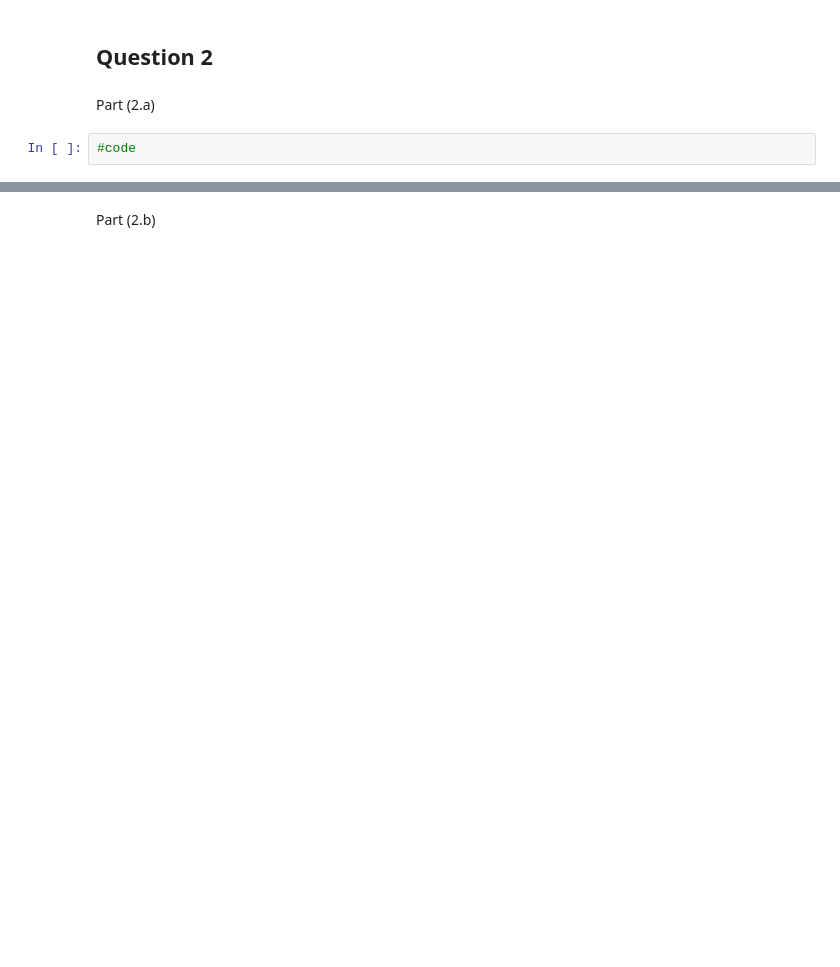
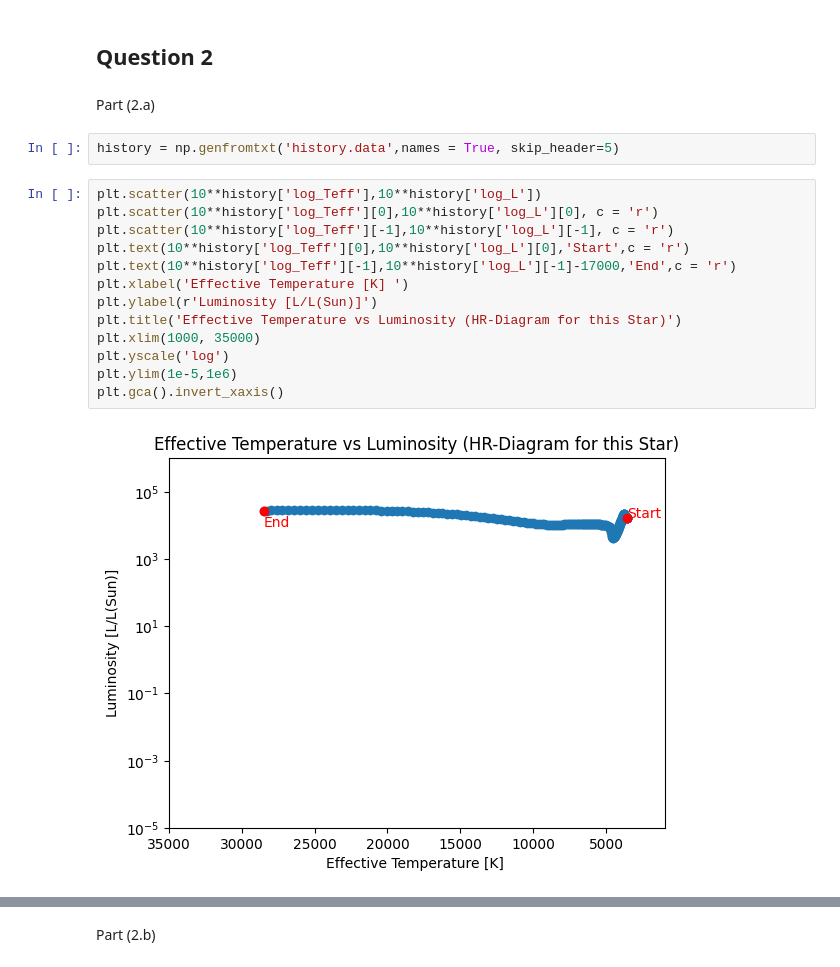
Before and after one commit to AtomLikeInPhysics/Stellar-Astrophysics, a Jupyter notebook: Homework 3 Assignment/Homework 3 Code.ipynb, the cells around one changed output, grey strips where cells are left out. Drawn from its saved outputs; the diff is of its cells as text; blank space fills up the shorter version.

```diff
--- a/Homework 3 Assignment/Homework 3 Code.ipynb
+++ b/Homework 3 Assignment/Homework 3 Code.ipynb
@@ -57,5 +93,20 @@ Part (1.c)
 ## Question 2
 # %% [markdown]
 Part (2.a)
-# %%
-#code
+# %%
+history = np.genfromtxt('history.data',names = True, skip_header=5)
+# %%
+plt.scatter(10**history['log_Teff'],10**history['log_L'])
+plt.scatter(10**history['log_Teff'][0],10**history['log_L'][0], c = 'r')
+plt.scatter(10**history['log_Teff'][-1],10**history['log_L'][-1], c = 'r')
+plt.text(10**history['log_Teff'][0],10**history['log_L'][0],'Start',c = 'r')
+plt.text(10**history['log_Teff'][-1],10**history['log_L'][-1]-17000,'End',c = 'r')
+plt.xlabel('Effective Temperature [K] ')
+plt.ylabel(r'Luminosity [L/L(Sun)]')
+plt.title('Effective Temperature vs Luminosity (HR-Diagram for this Star)')
+plt.xlim(1000, 35000)
+plt.yscale('log')
+plt.ylim(1e-5,1e6)
+plt.gca().invert_xaxis()
+# %% [output]
+[figure, added]
```
Also changed, not shown: parts of 16 cells of this notebook, 9 other files.
